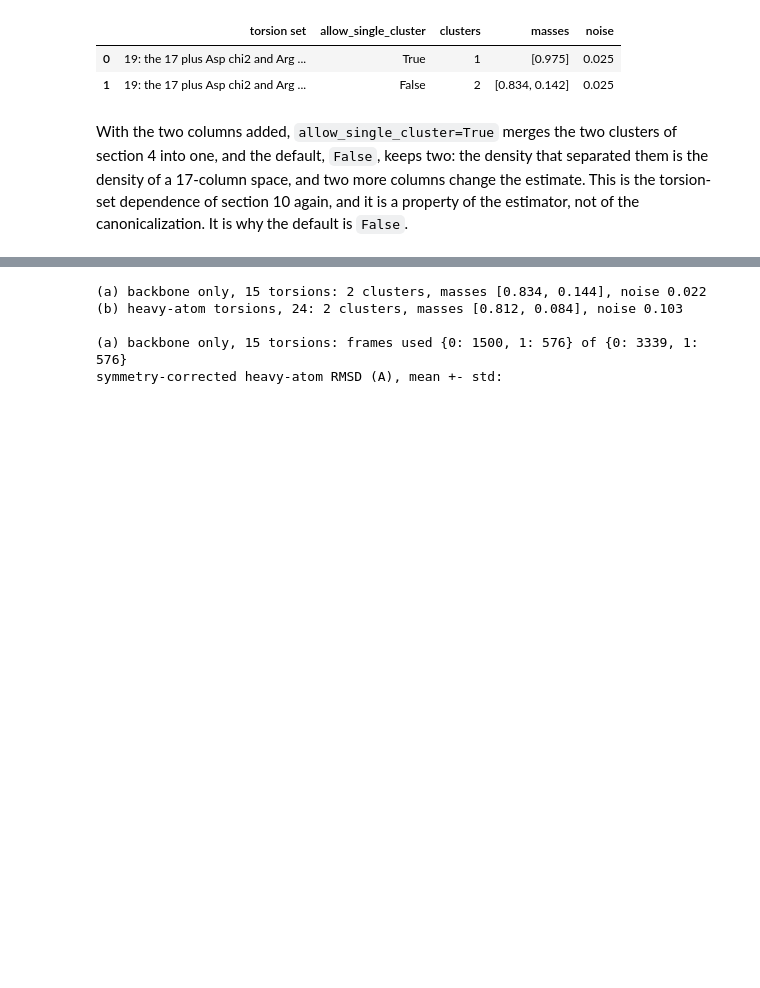
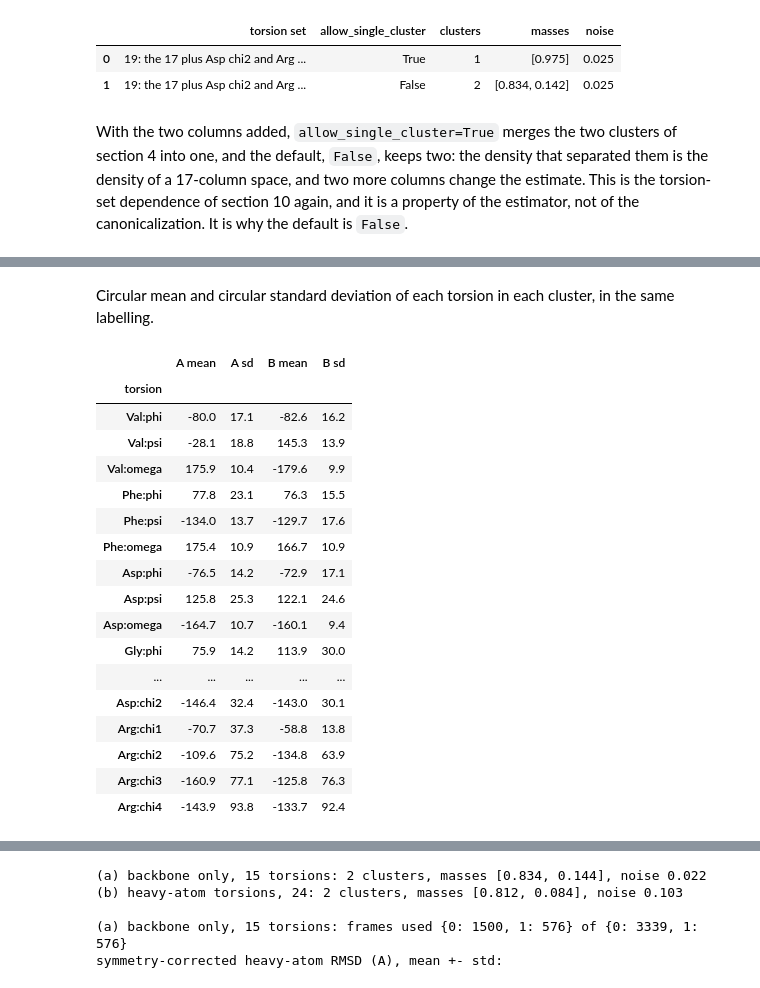
Before and after one commit to csy0000/MD-tools, a Jupyter notebook: docs/tutorial/rgdfv/analysis/clustering.ipynb, the cells around one changed output, grey strips where cells are left out. Drawn from its saved outputs; the diff is of its cells as text; code cells hidden in the pictures; blank space fills up the shorter version.

```diff
--- a/docs/tutorial/rgdfv/analysis/clustering.ipynb
+++ b/docs/tutorial/rgdfv/analysis/clustering.ipynb
@@ -412,0 +543,30 @@ again, and it is a property of the estimator, not of the canonicalization. It is
+# %% [markdown]
+Circular mean and circular standard deviation of each torsion in each cluster, in the same labelling.
+# %%
+rows = []
+for j, n in enumerate(names24):
+    row = {"torsion": n}
+    for c in range(fit24.n_clusters_):
+        mean, sd = circ(al24["selected"][fit24.labels_ == c, j])
+        row[f"{group_name(c)} mean"], row[f"{group_name(c)} sd"] = round(mean, 1), round(sd, 1)
+    rows.append(row)
+pd.DataFrame(rows).set_index("torsion")
+# %% [output]
+|  | A mean | A sd | B mean | B sd |
+| torsion |  |  |  |  |
+| Val:phi | -80.0 | 17.1 | -82.6 | 16.2 |
+| Val:psi | -28.1 | 18.8 | 145.3 | 13.9 |
+| Val:omega | 175.9 | 10.4 | -179.6 | 9.9 |
+| Phe:phi | 77.8 | 23.1 | 76.3 | 15.5 |
+| Phe:psi | -134.0 | 13.7 | -129.7 | 17.6 |
+| Phe:omega | 175.4 | 10.9 | 166.7 | 10.9 |
+| Asp:phi | -76.5 | 14.2 | -72.9 | 17.1 |
+| Asp:psi | 125.8 | 25.3 | 122.1 | 24.6 |
+| Asp:omega | -164.7 | 10.7 | -160.1 | 9.4 |
+| Gly:phi | 75.9 | 14.2 | 113.9 | 30.0 |
+| ... | ... | ... | ... | ... |
+| Asp:chi2 | -146.4 | 32.4 | -143.0 | 30.1 |
+| Arg:chi1 | -70.7 | 37.3 | -58.8 | 13.8 |
+| Arg:chi2 | -109.6 | 75.2 | -134.8 | 63.9 |
+| Arg:chi3 | -160.9 | 77.1 | -125.8 | 76.3 |
+| Arg:chi4 | -143.9 | 93.8 | -133.7 | 92.4 |
```
Also changed, not shown: parts of 11 cells of this notebook, 1 other file.
